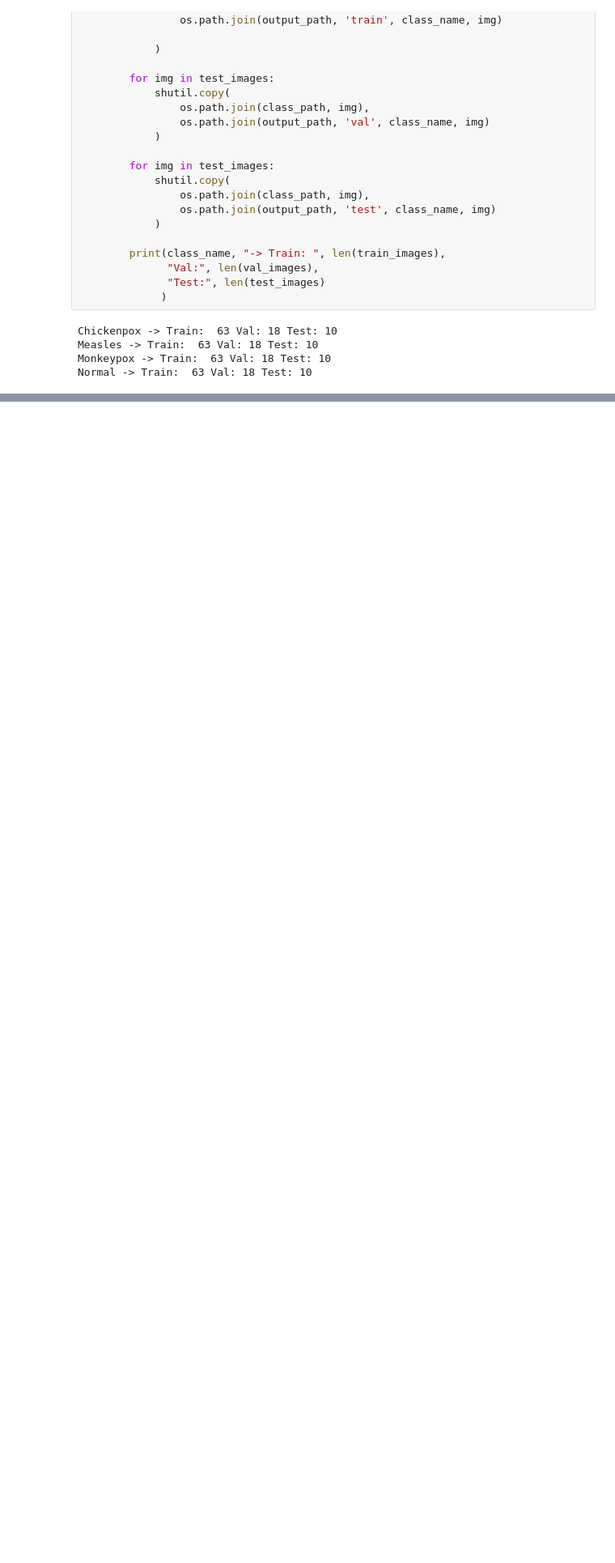
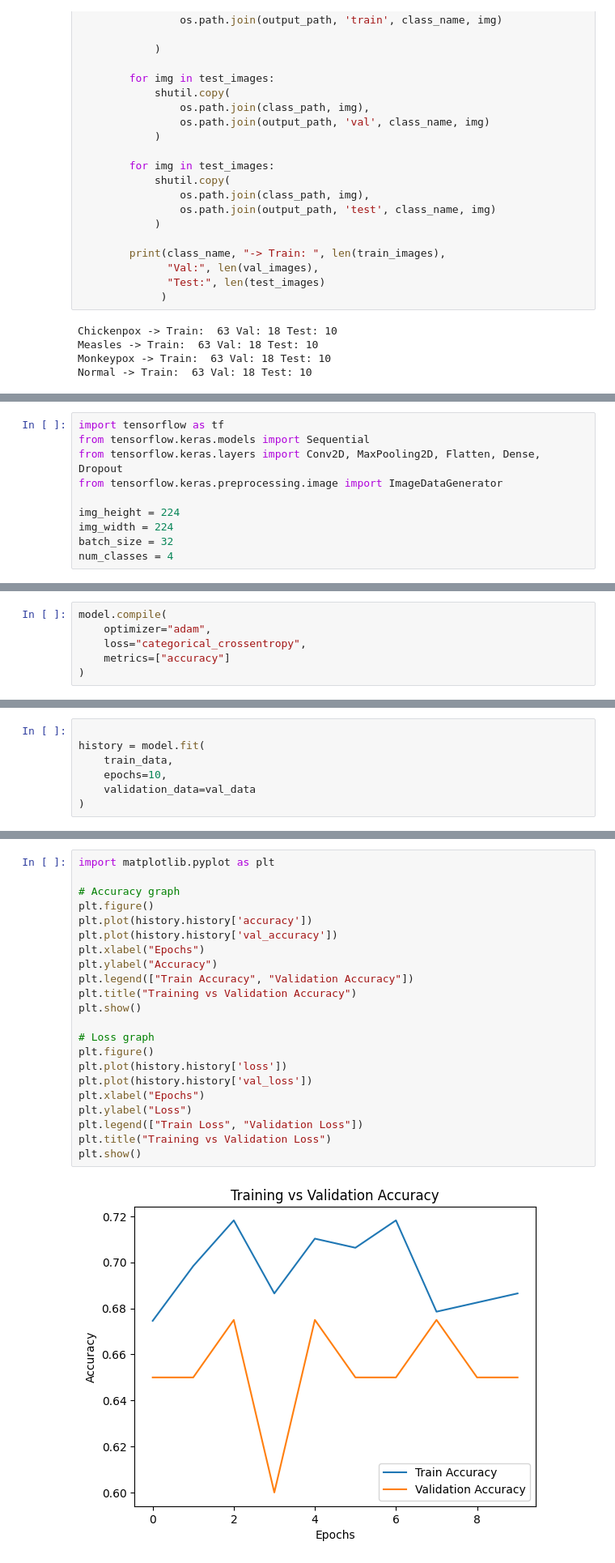
Before and after one commit to Jayesh2726/MonkeyPox-Disease-Prediction-System, a Jupyter notebook: MPDD1.ipynb, the cells around one changed output, grey strips where cells are left out. Shown at 81% size. Cells and saved outputs as stored; diff of their text form; blank space fills up the shorter version.

Commit message:
Update the equal data images in dataset create MPDD1 file for creating new model for better accuracy

```diff
--- a/MPDD1.ipynb
+++ b/MPDD1.ipynb
@@ -93,0 +131,10 @@ batch_size = 32
+# %%
+import tensorflow as tf
+from tensorflow.keras.models import Sequential
+from tensorflow.keras.layers import Conv2D, MaxPooling2D, Flatten, Dense, Dropout
+from tensorflow.keras.preprocessing.image import ImageDataGenerator
+
+img_height = 224
+img_width = 224
+batch_size = 32
+num_classes = 4
@@ -93,0 +159,6 @@ batch_size = 32
+# %%
+model.compile(
+    optimizer="adam",
+    loss="categorical_crossentropy",
+    metrics=["accuracy"]
+)
@@ -93,0 +185,7 @@ batch_size = 32
+# %%
+
+history = model.fit(
+    train_data,
+    epochs=10,
+    validation_data=val_data
+)
@@ -93,0 +213,24 @@ batch_size = 32
+# %%
+import matplotlib.pyplot as plt
+
+# Accuracy graph
+plt.figure()
+plt.plot(history.history['accuracy'])
+plt.plot(history.history['val_accuracy'])
+plt.xlabel("Epochs")
+plt.ylabel("Accuracy")
+plt.legend(["Train Accuracy", "Validation Accuracy"])
+plt.title("Training vs Validation Accuracy")
+plt.show()
+
+# Loss graph
+plt.figure()
+plt.plot(history.history['loss'])
+plt.plot(history.history['val_loss'])
+plt.xlabel("Epochs")
+plt.ylabel("Loss")
+plt.legend(["Train Loss", "Validation Loss"])
+plt.title("Training vs Validation Loss")
+plt.show()
+# %% [output]
+[figure, added]
```
Also changed, not shown: parts of 26 cells of this notebook.
